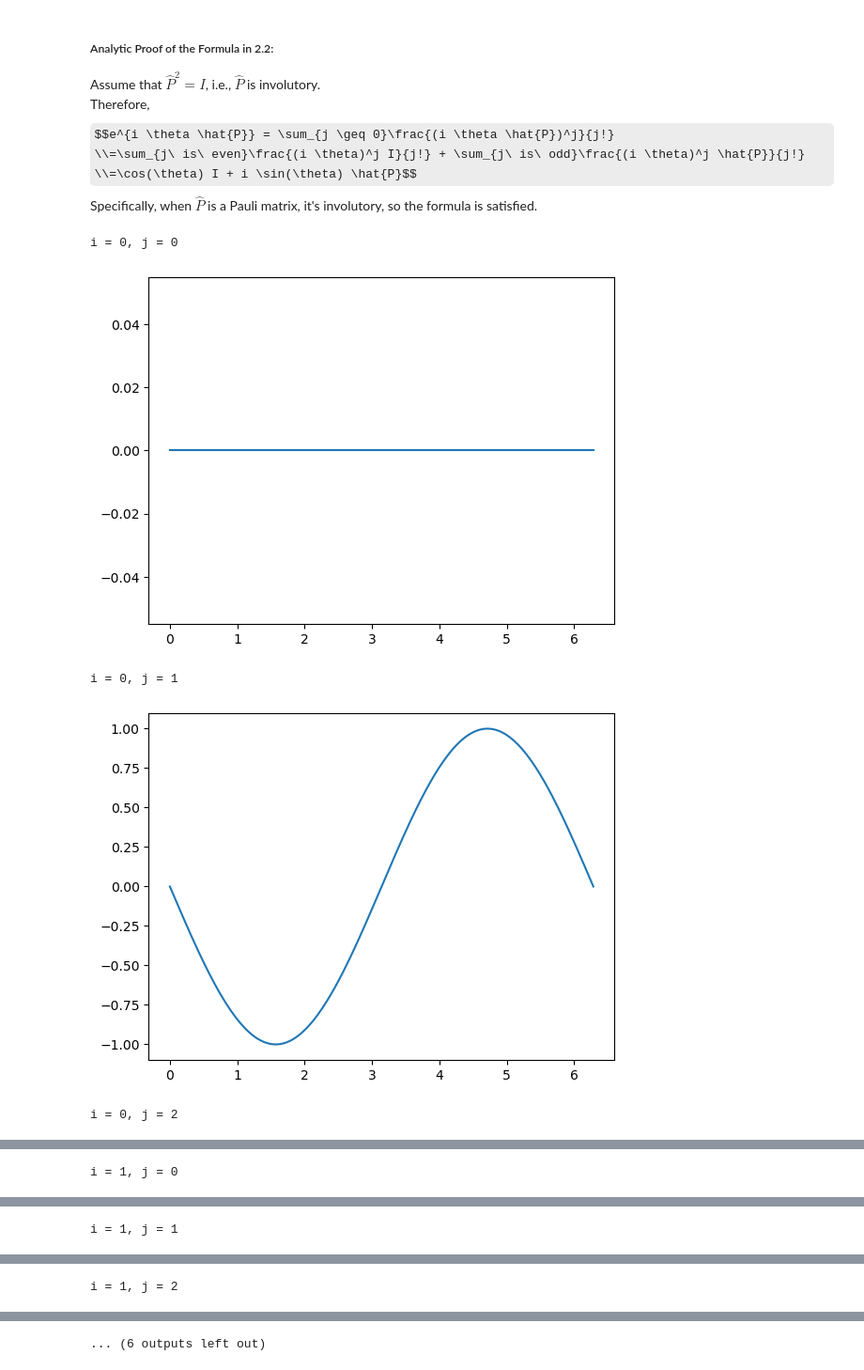
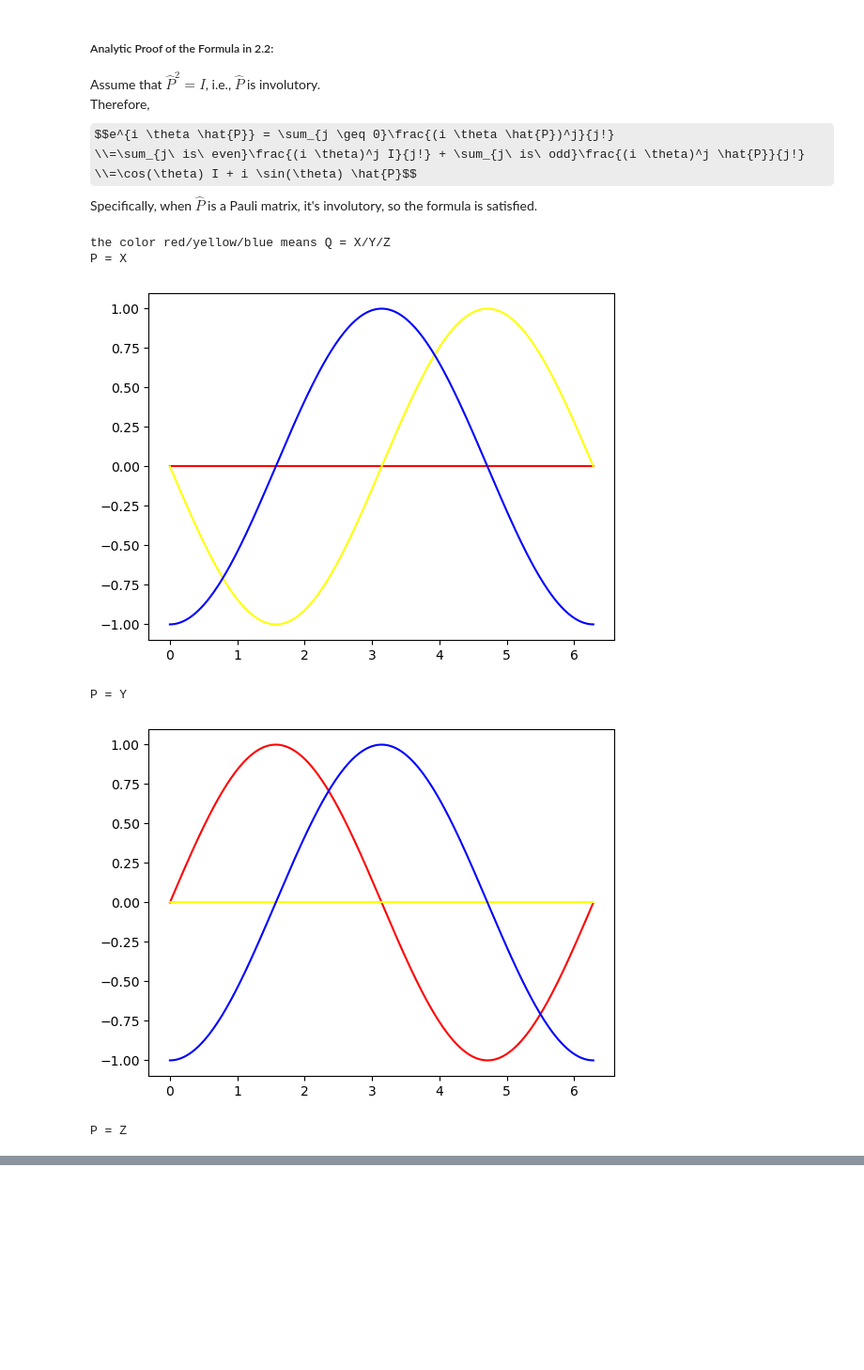
Before and after one commit to chenshi028/2024SparkPlan, a Jupyter notebook: 预习题目解答.ipynb, the cells around one changed output, grey strips where cells are left out. Shown: that part at 94% size. Saved outputs shown, nothing was run; the diff lists cells and outputs as text; code cells hidden in the pictures; some formulas as TeX source; blank space fills up the shorter version.

```diff
--- a/预习题目解答.ipynb
+++ b/预习题目解答.ipynb
@@ -67,26 +67,32 @@ Specifically, when $\hat{P}$ is a Pauli matrix, it's involutory, so the formula
 # %%
 #2.3
 pauli_matrices = [np.array([[0, 1], [1, 0]]), np.array([[0, -1j], [1j, 0]]),
                   np.array([[1, 0], [0, -1]])]
 v0 = np.array([0, 1])
+col = ["red", "yellow", "blue"]
+print("the color red/yellow/blue means Q = X/Y/Z")
+mat = ["X", "Y", "Z"]
 for i in range(3):
     P = pauli_matrices[i]
+    print(f"P = {mat[i]}")
     for j in range(3):
         Q = pauli_matrices[j]
         def expectation(theta):
             v = la.expm(1j * theta / 2 * P) @ v0
             return (v.conj().T @ Q @ v).real
         num = 300
         theta = np.linspace(0, np.pi * 2, num)
         f = np.zeros(num)
         for k in range(num):
             f[k] = expectation(theta[k])
-        print(f"i = {i}, j = {j}")
-        plt.plot(theta, f)
-        plt.show()
+        plt.plot(theta, f, color=col[j])
+        if i == 2 and j == 0:
+            plt.show()
+    plt.show()
 # %% [output]
-i = 0, j = 0
+the color red/yellow/blue means Q = X/Y/Z
+P = X
-[figure, old version]
+[figure, new version]
-i = 0, j = 1
+P = Y
-[figure, old version]
+[figure, new version]
-i = 0, j = 2
+P = Z
@@ -94 +99,0 @@ i = 0, j = 2
-i = 1, j = 0
@@ -96 +100,0 @@ i = 1, j = 0
-i = 1, j = 1
@@ -98 +100,0 @@ i = 1, j = 1
-i = 1, j = 2
@@ -100,2 +101 @@ i = 1, j = 2
-... (6 outputs left out)
 # %% [markdown]
```
Also changed, not shown: parts of 9 cells of this notebook.
